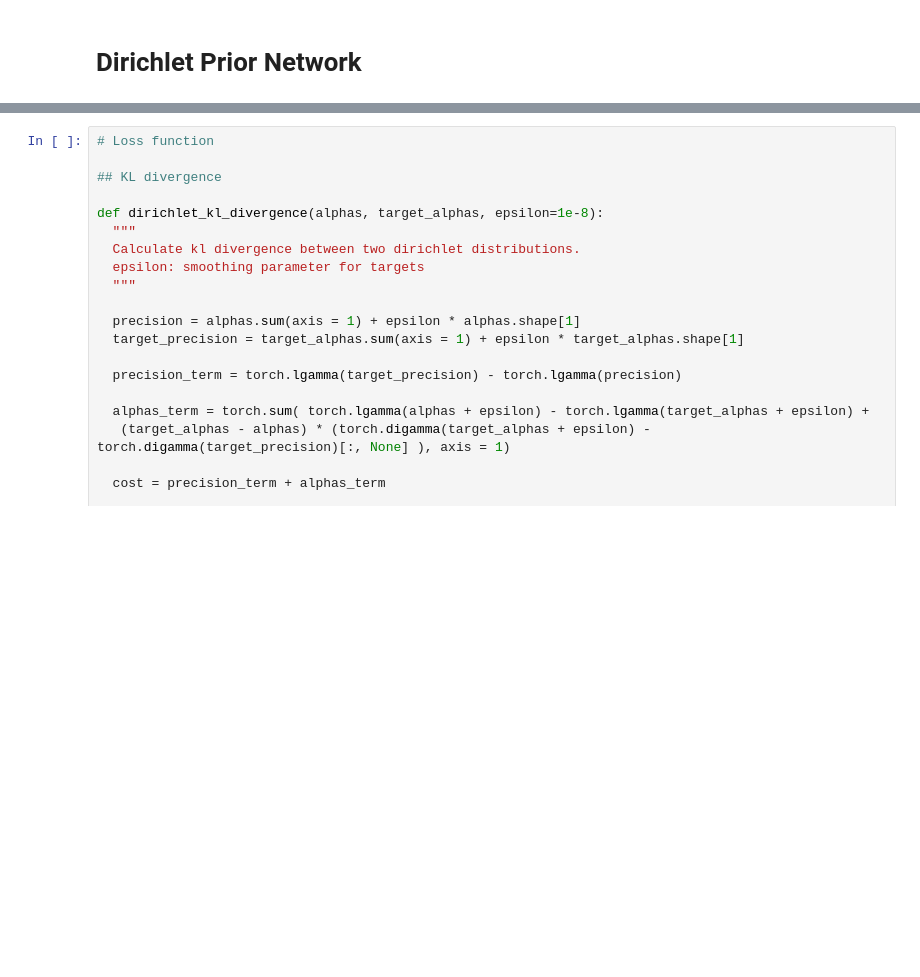
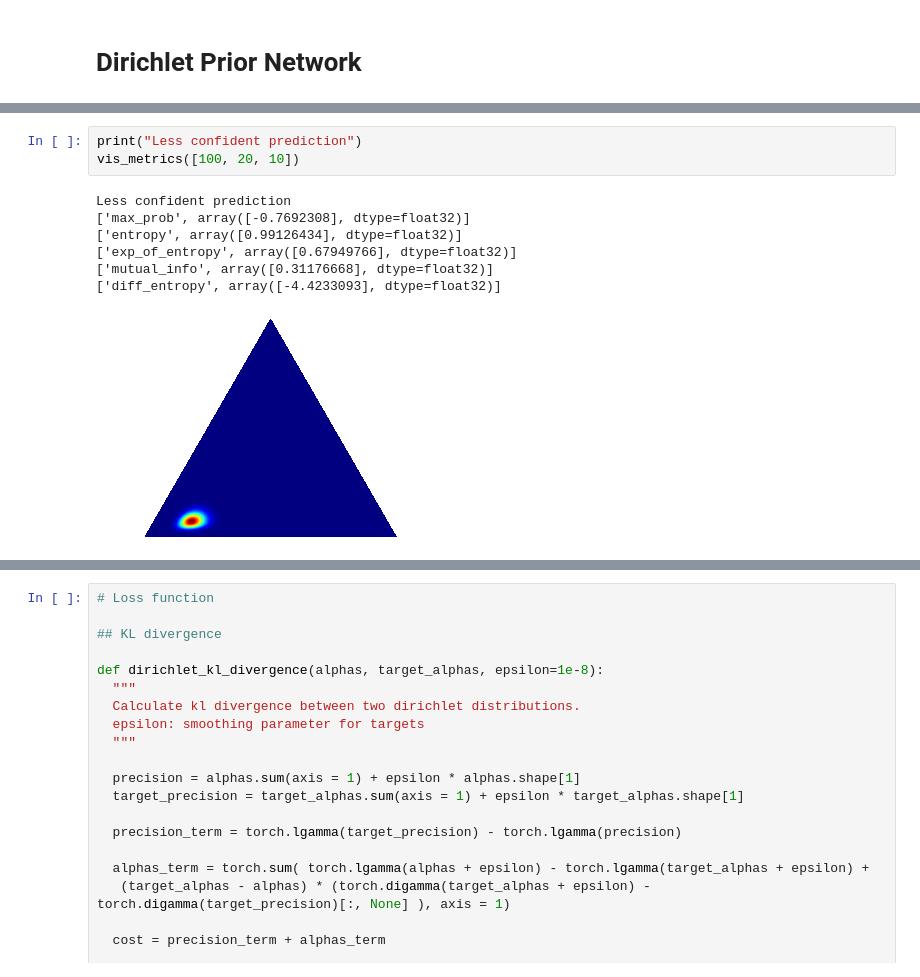
Before and after one commit to stat-ml/alpaca, a Jupyter notebook: examples/DirichletPriorNet_Classification.ipynb, the cells around one changed output, grey strips where cells are left out. Saved outputs shown, nothing was run; the diff lists cells and outputs as text; blank space fills up the shorter version.

```diff
--- a/examples/DirichletPriorNet_Classification.ipynb
+++ b/examples/DirichletPriorNet_Classification.ipynb
@@ -91,0 +172,11 @@ class DPNClass(nn.Module):
+# %%
+print("Less confident prediction")
+vis_metrics([100, 20, 10])
+# %% [output]
+Less confident prediction
+['max_prob', array([-0.7692308], dtype=float32)]
+['entropy', array([0.99126434], dtype=float32)]
+['exp_of_entropy', array([0.67949766], dtype=float32)]
+['mutual_info', array([0.31176668], dtype=float32)]
+['diff_entropy', array([-4.4233093], dtype=float32)]
+[figure, added]
```
Also changed, not shown: parts of 48 cells of this notebook.
